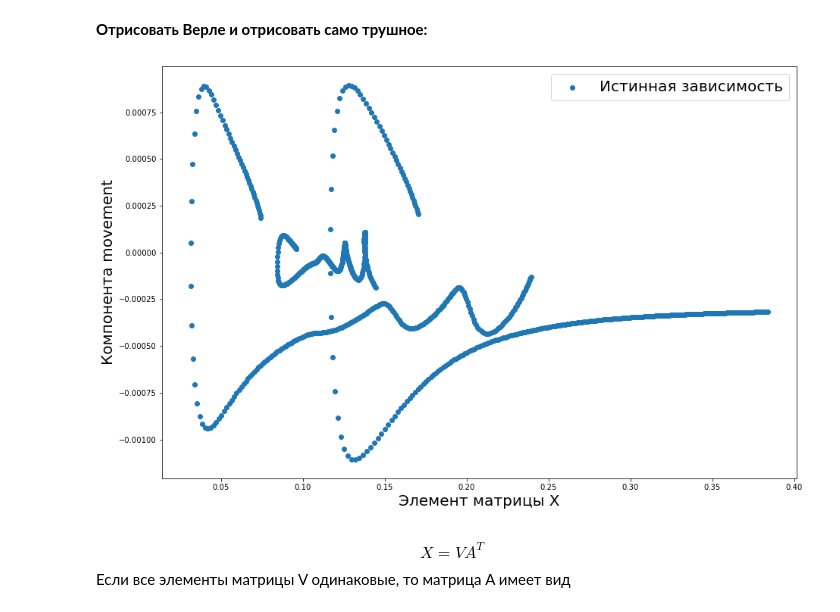
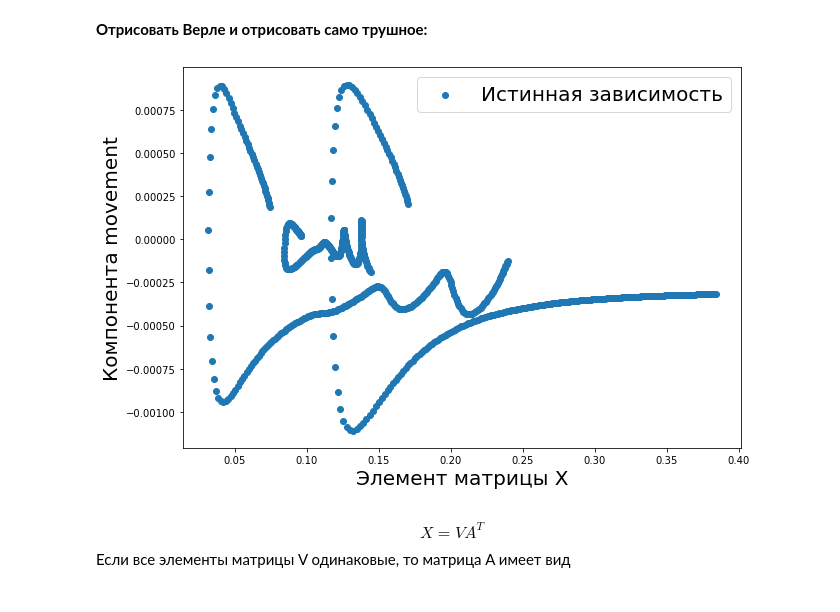
Before and after one commit to Alphonsce/Machine-learning-for-MD-project, a Jupyter notebook: python_notebook.ipynb, the cells around one changed output. Cells and saved outputs as stored; diff of their text form; code cells hidden in the pictures.

```diff
--- a/python_notebook.ipynb
+++ b/python_notebook.ipynb
@@ -567,7 +604,8 @@ def get_matrix_for_atom(row = None, atom_number = None, N_neig=CFG.N_neig, use_o
 # %% [markdown]
 **У нас будет train и val выборки, все-таки выборку, для который известен таргет принято называть validation, на которой мы качество оцениваем, а test это все-таки выборка, для который неизвестны таргеты**
 # %%
-def clean_df(df: pd.DataFrame, f_threshold = CFG.f_threshold, coord_threshold=CFG.coord_threshold, f_min_threshold=CFG.f_min_threshold):
+def clean_df(df: pd.DataFrame, f_threshold = CFG.f_threshold, coord_threshold=CFG.coord_threshold, f_min_threshold=CFG.f_min_threshold,
+            naming_of_target_in_csv=naming_of_target_in_csv):
     '''
 
     Убирает строчки с аномально большими силами из df
@@ -614,7 +652,7 @@ def get_projections(vec_to_project, mat_of_directions):
     return (mat_of_directions @ vec_to_project) / norm(mat_of_directions, axis=-1)
 
 def create_tensor_dataset(
-    coords_file_path = 'coords.csv', forces_file_path = 'forces.csv', step=1, transform=transforms.ToTensor(), length=None,
+    coords_path = 'coords.csv', forces_path = 'forces.csv', step=1, transform=transforms.ToTensor(), length=None,
     f_threshold=CFG.f_threshold,
     coord_threshold=CFG.coord_threshold,
     clean=True,
@@ -622,7 +660,9 @@ def create_tensor_dataset(
     use_A_t=True,
     path_to_vel=None,
 
-    use_vel=True
+    use_vel=True,
+
+    naming_of_target_in_csv=naming_of_target_in_csv
     ):
     '''
 
@@ -646,7 +686,7 @@ def create_tensor_dataset(
 
     dataset = []
 
-    df = create_df_with_coords(coords_file_path=coords_file_path, forces_file_path=forces_file_path)
+    df = create_df_with_coords(coords_file_path=coords_path, forces_file_path=forces_path)
     if length:
         df = df.loc[range(length)]
 
@@ -665,8 +705,7 @@ def create_tensor_dataset(
     for atom_number in range(CFG.N):
         for index in tqdm(row_indexes, desc=f'Progress for atom {atom_number}'):
             row = df.iloc[index]
-            x, F_3D, A = get_matrix_for_atom(row=row, atom_number=atom_number, use_orthogonal=use_orthogonal, use_A_t=use_A_t)
-
+            x, F_3D, A = get_matrix_for_atom(row=row, atom_number=atom_number, use_orthogonal=use_orthogonal, use_A_t=use_A_t, naming_of_target_in_csv=naming_of_target_in_csv)
             if transform:
                 x = transform(x)
             else:
@@ -711,6 +750,8 @@ folder = "coords_and_" + MODE   # MODE справа
 
 coords_file_path = folder + '/coords' + str(CFG.N) + '.csv'
 forces_file_path = folder + '/' + MODE + str(CFG.N) + '.csv'    # и здесь тоже MODE вместо forces
+velocities_file_path = folder + '/' + 'velocities' + str(CFG.N) + '.csv'
+d_velocities_file_path = folder + '/' + 'd_velocities' + str(CFG.N) + '.csv'
 # %%
 coords_file_path
 # %% [output]
@@ -731,10 +779,10 @@ if MODE == "movements":
 dataset_step = 10
 
 dataset = create_tensor_dataset(
-    coords_file_path=coords_file_path,
-    forces_file_path=forces_file_path,
+    coords_path=coords_file_path,
+    forces_path=forces_file_path,
 
-    path_to_vel="./LJ_modeling_realization/velocities3.csv",
+    path_to_vel=velocities_file_path,
     # use_vel=False,
 
     step=dataset_step,
@@ -769,18 +817,18 @@ dataset1 = dataset.copy()
 # %%
 X = (torch.stack([elem[0] for elem in dataset]))
 x11 = X[:, 0]
 x22 = X[:, 4]
 x33 = X[:, 8]
 
 Y_true = torch.stack([elem[1] for elem in dataset])
 
 plot_2d_result(
     x11,
     y_true=Y_true if len(dataset[0][1]) == 1 else Y_true[:, 0],
-    figsize=(15, 10)
+    figsize=(10, 7)
 )
 # %% [output]
-[figure, old version]
+[figure, new version]
 # %% [markdown]
 $$
 X = V A^T
```
Also changed, not shown: parts of 15 cells of this notebook, 3 other files.
